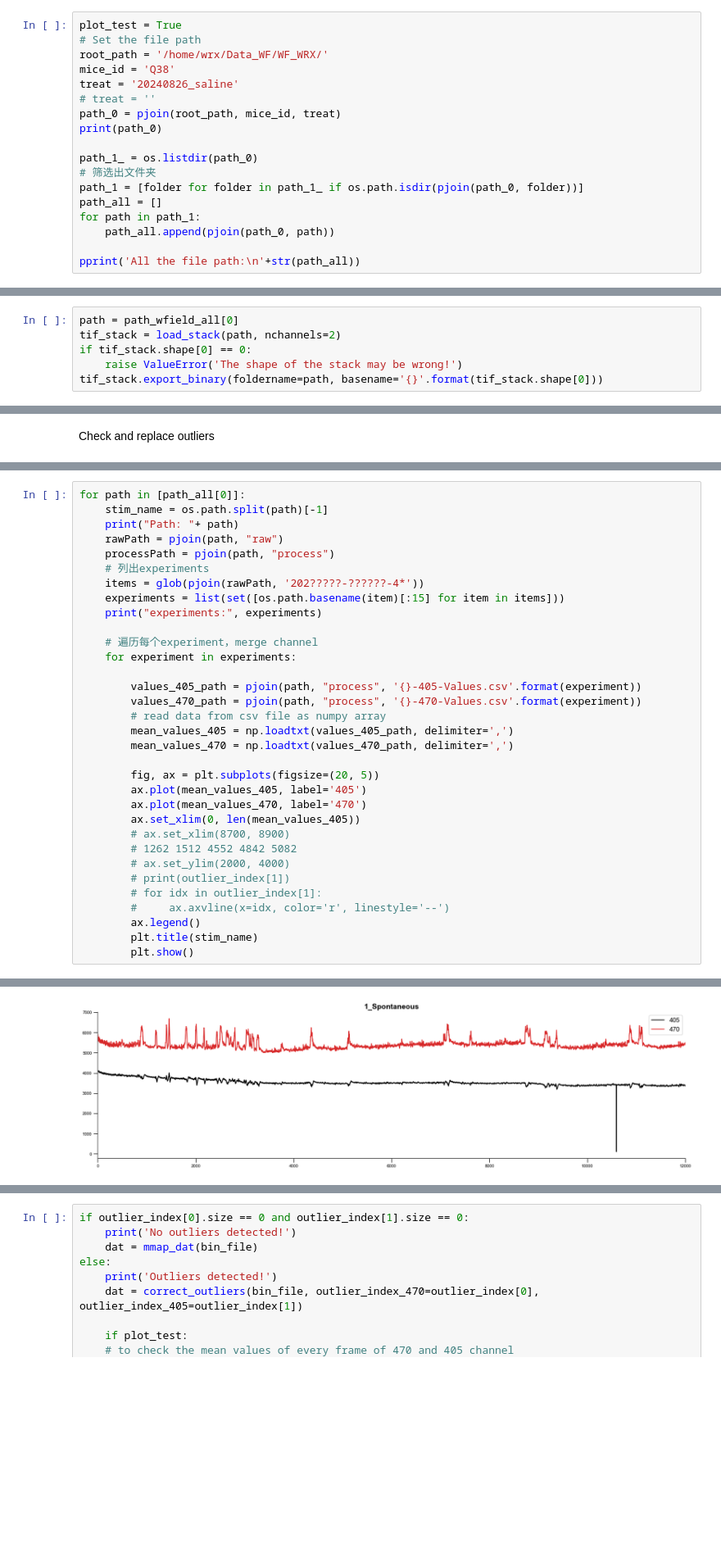
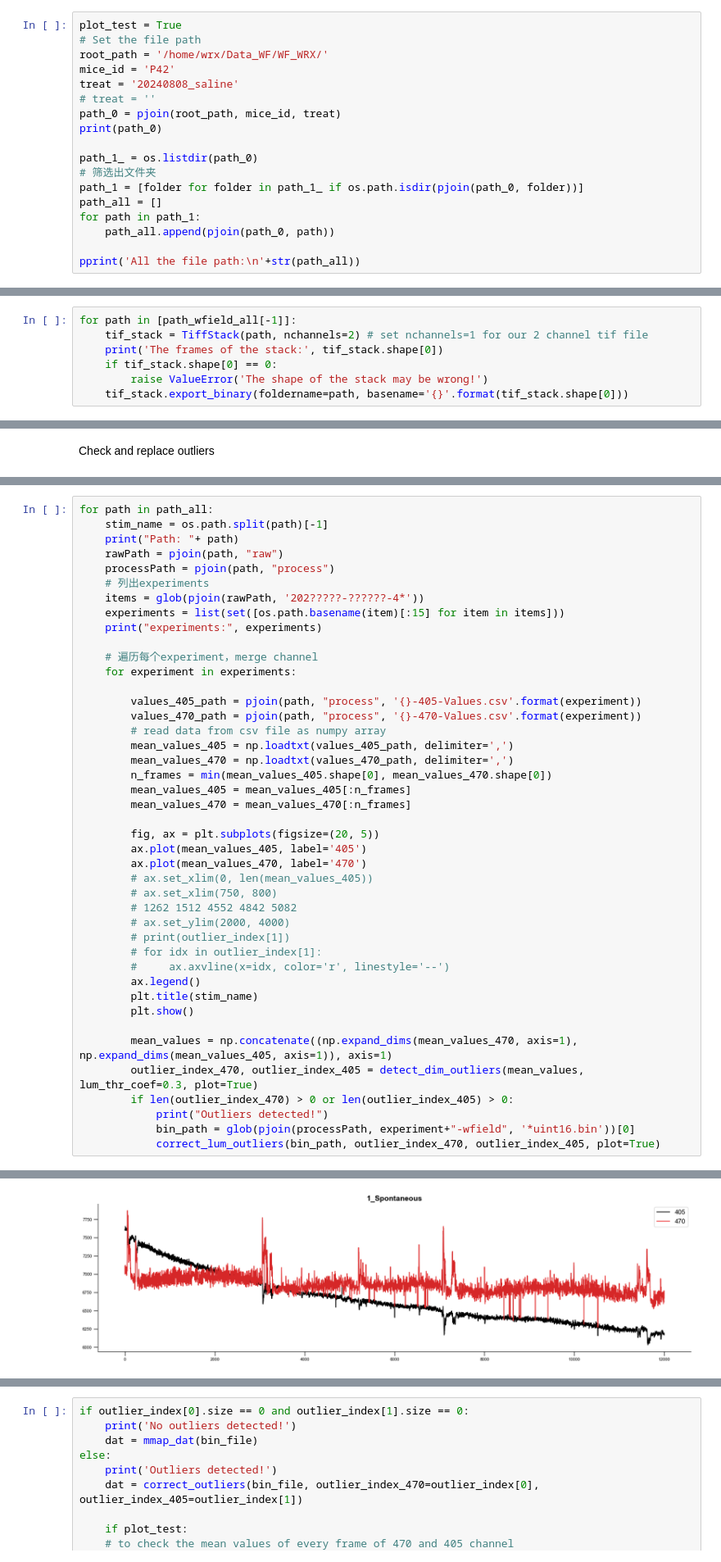
Before and after one commit to Zhaoxi-Liu/widefield_imaging_analysis, a Jupyter notebook: wf_analysis_WRX.ipynb, the cells around one changed output, grey strips where cells are left out. Shown at 82% size. Cells and saved outputs as stored; diff of their text form; blank space fills up the shorter version.

```diff
--- a/wf_analysis_WRX.ipynb
+++ b/wf_analysis_WRX.ipynb
@@ -20,8 +21,8 @@ Preprocess
 plot_test = True
 # Set the file path
 root_path = '/home/wrx/Data_WF/WF_WRX/'
-mice_id = 'Q38'
-treat = '20240826_saline'
+mice_id = 'P42'
+treat = '20240808_saline'
 # treat = ''
 path_0 = pjoin(root_path, mice_id, treat)
 print(path_0)
@@ -322,9 +311,3 @@ All the wfield-path:
 /home/wrx/Data_WF/WF_WRX/Q38/20240826_saline/5_SalienceMovingGrating/process/20240826-145951-wfield
 /home/wrx/Data_WF/WF_WRX/Q38/20240826_saline/6_Looming/process/20240826-151247-wfield
 /home/wrx/Data_WF/WF_WRX/Q38/20240826_saline/7_NatureMovie/process/20240826-151440-wfield
-# %%
-path = path_wfield_all[0]
-tif_stack = load_stack(path, nchannels=2)
-if tif_stack.shape[0] == 0:
-    raise ValueError('The shape of the stack may be wrong!')
-tif_stack.export_binary(foldername=path, basename='{}'.format(tif_stack.shape[0]))
@@ -336,0 +314,7 @@ dat = mmap_dat(bin_file)
+# %%
+for path in [path_wfield_all[-1]]:
+    tif_stack = TiffStack(path, nchannels=2) # set nchannels=1 for our 2 channel tif file
+    print('The frames of the stack:', tif_stack.shape[0])
+    if tif_stack.shape[0] == 0:
+        raise ValueError('The shape of the stack may be wrong!')
+    tif_stack.export_binary(foldername=path, basename='{}'.format(tif_stack.shape[0]))
@@ -339,5 +403,5 @@ Check and replace outliers
 # %%
-for path in [path_all[0]]:
+for path in path_all:
     stim_name = os.path.split(path)[-1]
     print("Path: "+ path)
     rawPath = pjoin(path, "raw")
@@ -355,12 +419,15 @@ for path in [path_all[0]]:
         # read data from csv file as numpy array
         mean_values_405 = np.loadtxt(values_405_path, delimiter=',')
         mean_values_470 = np.loadtxt(values_470_path, delimiter=',')
+        n_frames = min(mean_values_405.shape[0], mean_values_470.shape[0])
+        mean_values_405 = mean_values_405[:n_frames]
+        mean_values_470 = mean_values_470[:n_frames]
 
         fig, ax = plt.subplots(figsize=(20, 5))
         ax.plot(mean_values_405, label='405')
         ax.plot(mean_values_470, label='470')
-        ax.set_xlim(0, len(mean_values_405))
-        # ax.set_xlim(8700, 8900)
+        # ax.set_xlim(0, len(mean_values_405))
+        # ax.set_xlim(750, 800)
         # 1262 1512 4552 4842 5082
         # ax.set_ylim(2000, 4000)
         # print(outlier_index[1])
@@ -369,4 +436,11 @@ for path in [path_all[0]]:
         ax.legend()
         plt.title(stim_name)
         plt.show()
+
+        mean_values = np.concatenate((np.expand_dims(mean_values_470, axis=1), np.expand_dims(mean_values_405, axis=1)), axis=1)
+        outlier_index_470, outlier_index_405 = detect_dim_outliers(mean_values, lum_thr_coef=0.3, plot=True)
+        if len(outlier_index_470) > 0 or len(outlier_index_405) > 0:
+            print("Outliers detected!")
+            bin_path = glob(pjoin(processPath, experiment+"-wfield", '*uint16.bin'))[0]
+            correct_lum_outliers(bin_path, outlier_index_470, outlier_index_405, plot=True)
 # %% [output]
@@ -375 +449 @@ experiments: ['20240826-140905']
-[figure, old version]
+[figure, new version]
```
Also changed, not shown: parts of 50 cells of this notebook, 1 other file.
